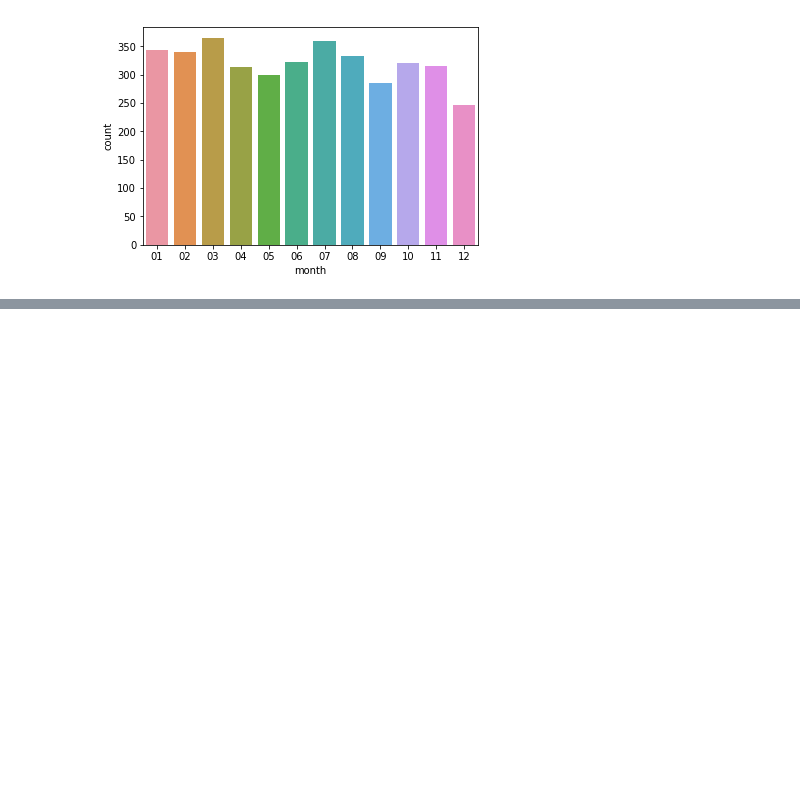
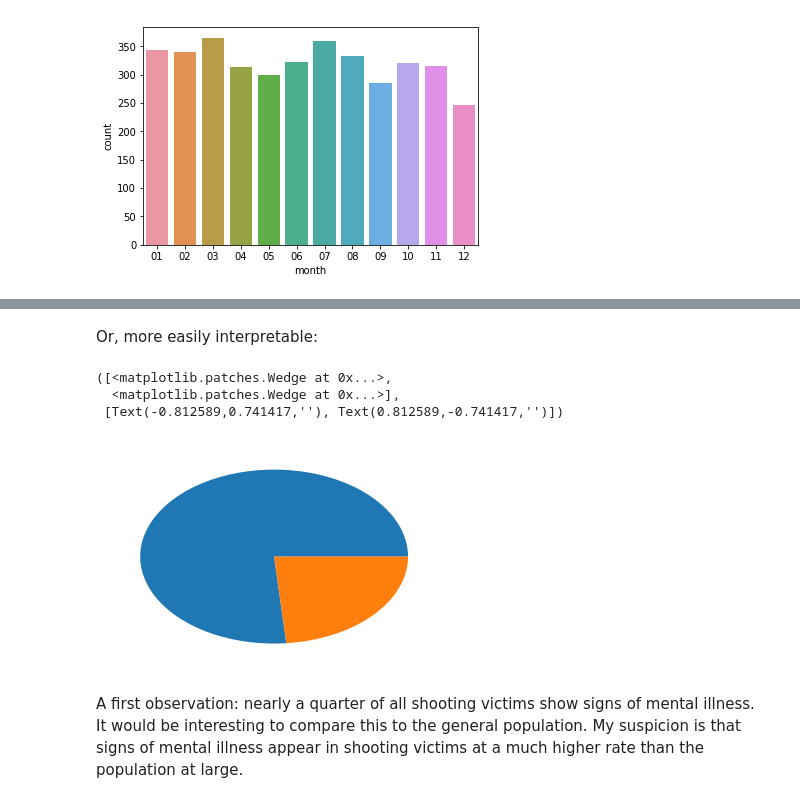
Before and after one commit to lcommons/portfolio, a Jupyter notebook: policeshootings/PoliceShootings.ipynb, the cells around one changed output, grey strips where cells are left out. Cells and saved outputs as stored; diff of their text form; code cells hidden in the pictures; blank space fills up the shorter version.

```diff
--- a/policeshootings/PoliceShootings.ipynb
+++ b/policeshootings/PoliceShootings.ipynb
@@ -33,0 +162,12 @@ sns.countplot(data=data,x='month')
+# %% [markdown]
+Or, more easily interpretable:
+# %%
+plt.pie(data['signs_of_mental_illness'].value_counts())
+#plt.title('Relative Feature Importance')
+# %% [output]
+([<matplotlib.patches.Wedge at 0x...>,
+  <matplotlib.patches.Wedge at 0x...>],
+ [Text(-0.812589,0.741417,''), Text(0.812589,-0.741417,'')])
+[figure, added]
+# %% [markdown]
+A first observation: nearly a quarter of all shooting victims show signs of mental illness. It would be interesting to compare this to the general population. My suspicion is that signs of mental illness appear in shooting victims at a much higher rate than the population at large.
```
Also changed, not shown: parts of 15 cells of this notebook.
